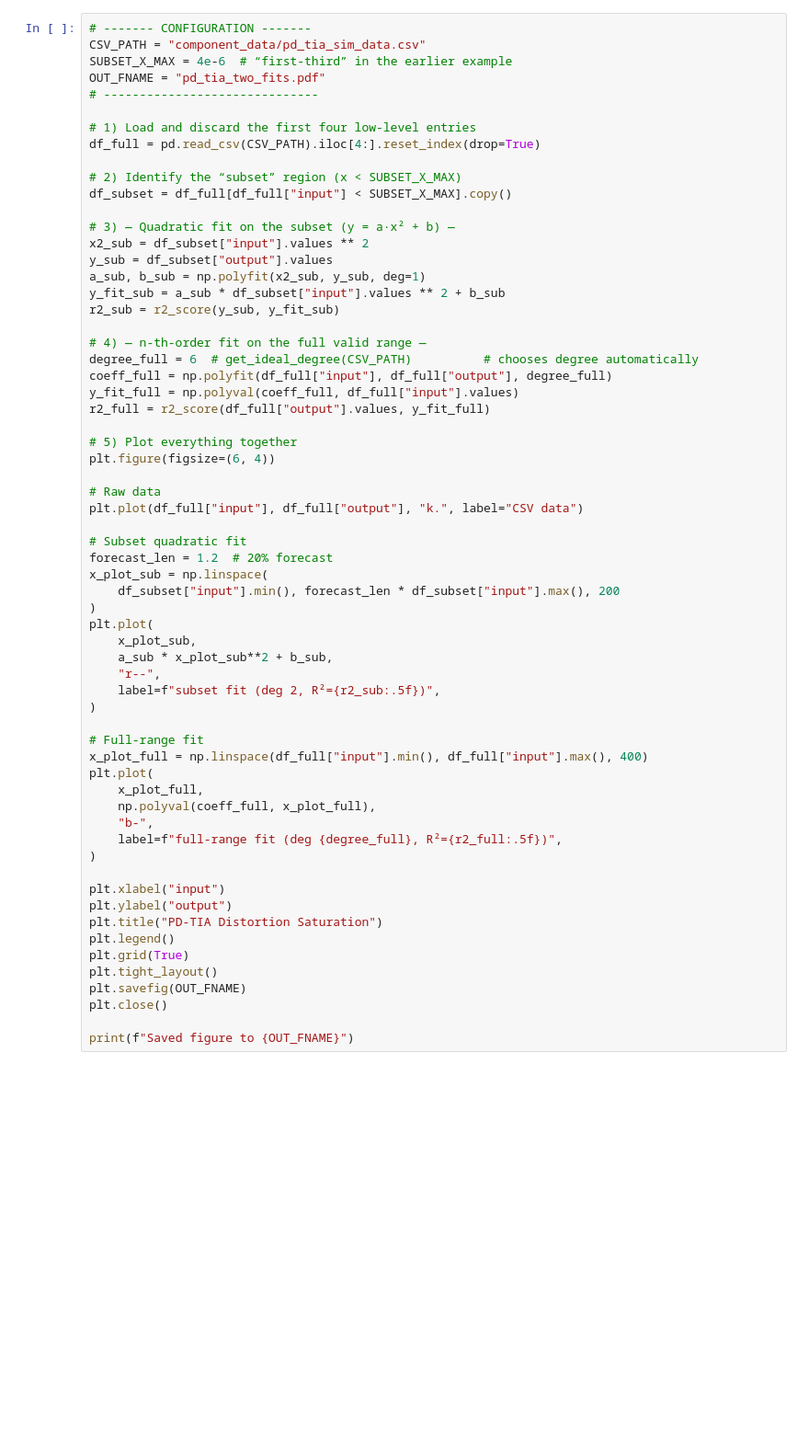
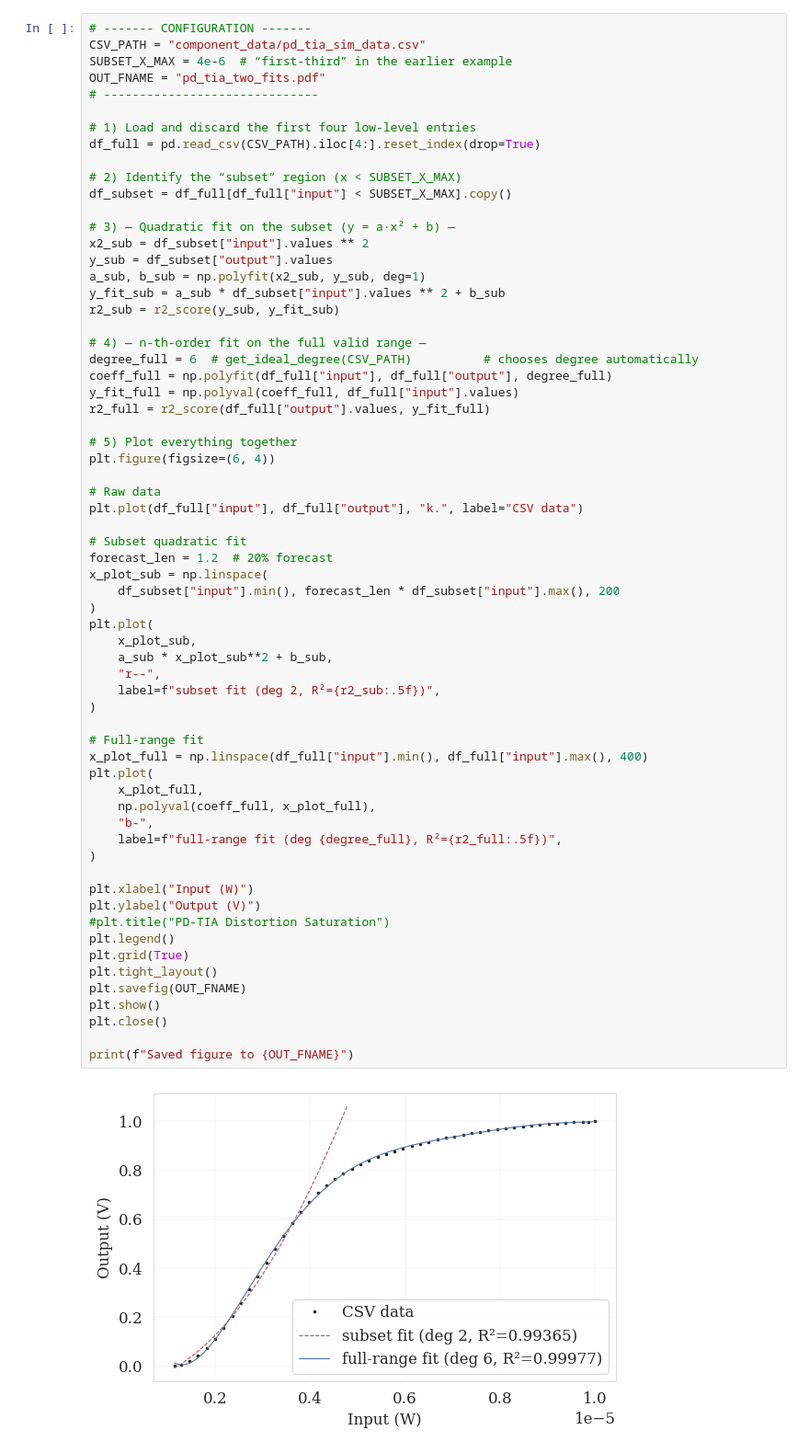
Before and after one commit to nanocad-lab/onn-flex, a Jupyter notebook: sample.ipynb, the cells around one changed output. Shown at 92% size. Cells and saved outputs as stored; diff of their text form; blank space fills up the shorter version.

```diff
--- a/sample.ipynb
+++ b/sample.ipynb
@@ -38,34 +70,36 @@ plt.plot(df_full["input"], df_full["output"], "k.", label="CSV data")
 
 # Subset quadratic fit
 forecast_len = 1.2  # 20% forecast
 x_plot_sub = np.linspace(
     df_subset["input"].min(), forecast_len * df_subset["input"].max(), 200
 )
 plt.plot(
     x_plot_sub,
     a_sub * x_plot_sub**2 + b_sub,
     "r--",
     label=f"subset fit (deg 2, R²={r2_sub:.5f})",
 )
 
 # Full-range fit
 x_plot_full = np.linspace(df_full["input"].min(), df_full["input"].max(), 400)
 plt.plot(
     x_plot_full,
     np.polyval(coeff_full, x_plot_full),
     "b-",
     label=f"full-range fit (deg {degree_full}, R²={r2_full:.5f})",
 )
 
-plt.xlabel("input")
-plt.ylabel("output")
-plt.title("PD-TIA Distortion Saturation")
+plt.xlabel("Input (W)")
+plt.ylabel("Output (V)")
+#plt.title("PD-TIA Distortion Saturation")
 plt.legend()
 plt.grid(True)
 plt.tight_layout()
 plt.savefig(OUT_FNAME)
+plt.show()
 plt.close()
 
 print(f"Saved figure to {OUT_FNAME}")
 # %% [output]
+[figure, added]
 Saved figure to pd_tia_two_fits.pdf
```
Also changed, not shown: parts of 2 cells of this notebook, 27 other files.
